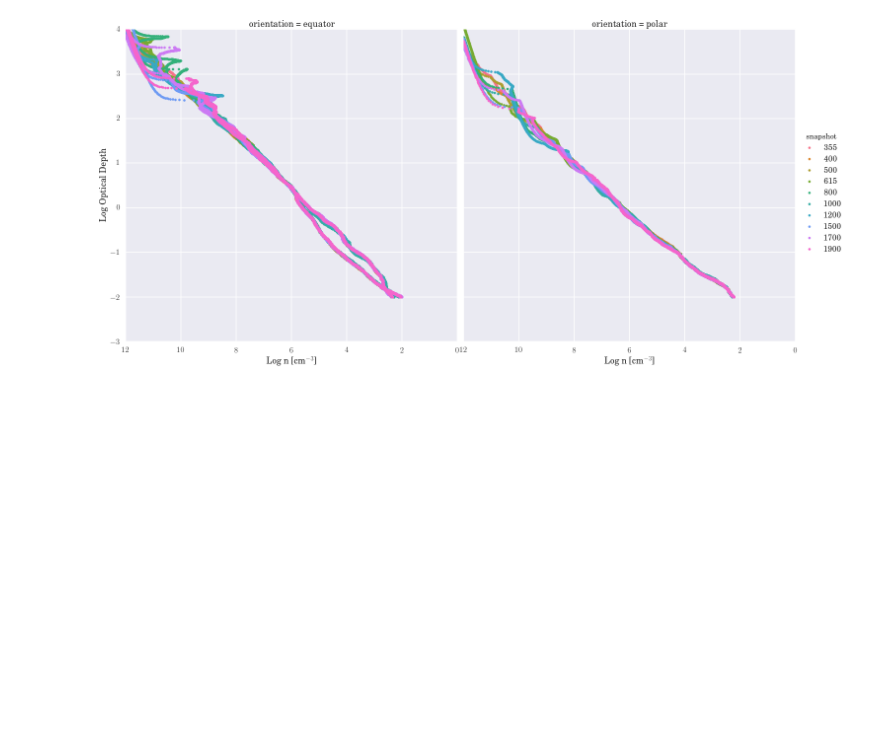
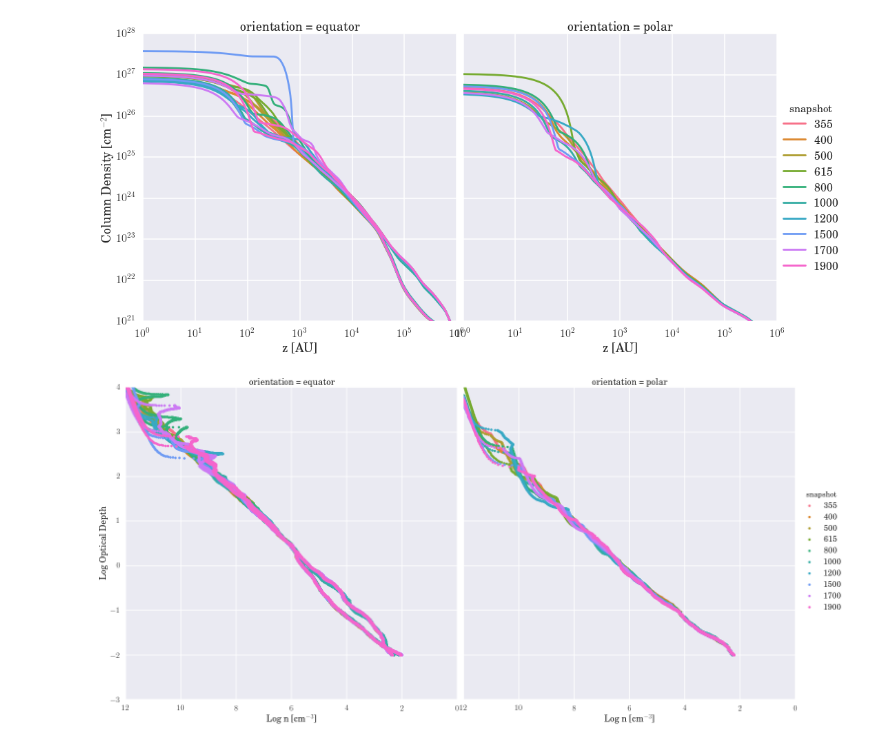
Before and after one commit to hummel/xray_notebooks, a Jupyter notebook: Local Optical Depth Prescription.ipynb, the cells around one changed output. Cells and saved outputs as stored; diff of their text form; code cells hidden in the pictures; blank space fills up the shorter version.

Commit message:
Added facet plot of column density vs z.

```diff
--- a/Local Optical Depth Prescription.ipynb
+++ b/Local Optical Depth Prescription.ipynb
@@ -18,6 +19,16 @@ opd['orientation'] = 'random'
 opd.orientation[opd.view == 'face (xy)'] = 'polar'
 opd.orientation[opd.view == 'xz'] = 'equator'
 opd.orientation[opd.view == 'yz'] = 'equator'
+# %%
+g = sns.FacetGrid(opd, col='orientation', hue='snapshot', size=7)
+g.map(plt.loglog, 'z', 'N')
+g.set(xlim=(1, 1e6), ylim=(1e21, 1e28))
+g.set_xlabels("z [AU]")
+g.set_ylabels('Column Density [cm$^{-2}$]')
+g.fig.subplots_adjust(wspace=.02)
+g.fig.savefig('figures/optical_depth/column_density.png', bbox_inches='tight')
+# %% [output]
+[figure, added]
 # %%
 g = sns.FacetGrid(opd, col='orientation', hue='snapshot', size=10)
 g.map(plt.scatter, 'log n', 'log tau')
```
Also changed, not shown: parts of 4 cells of this notebook.
